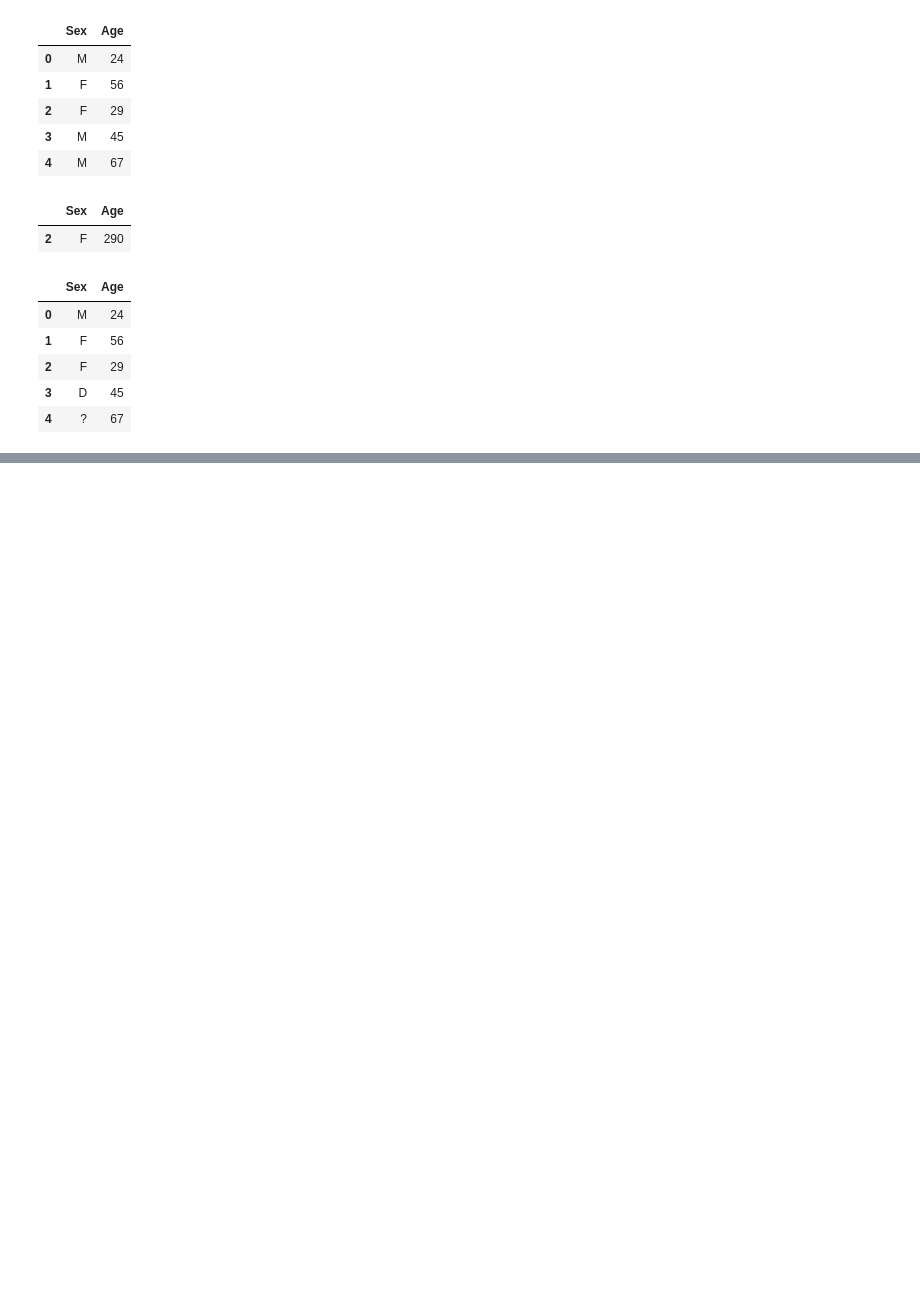
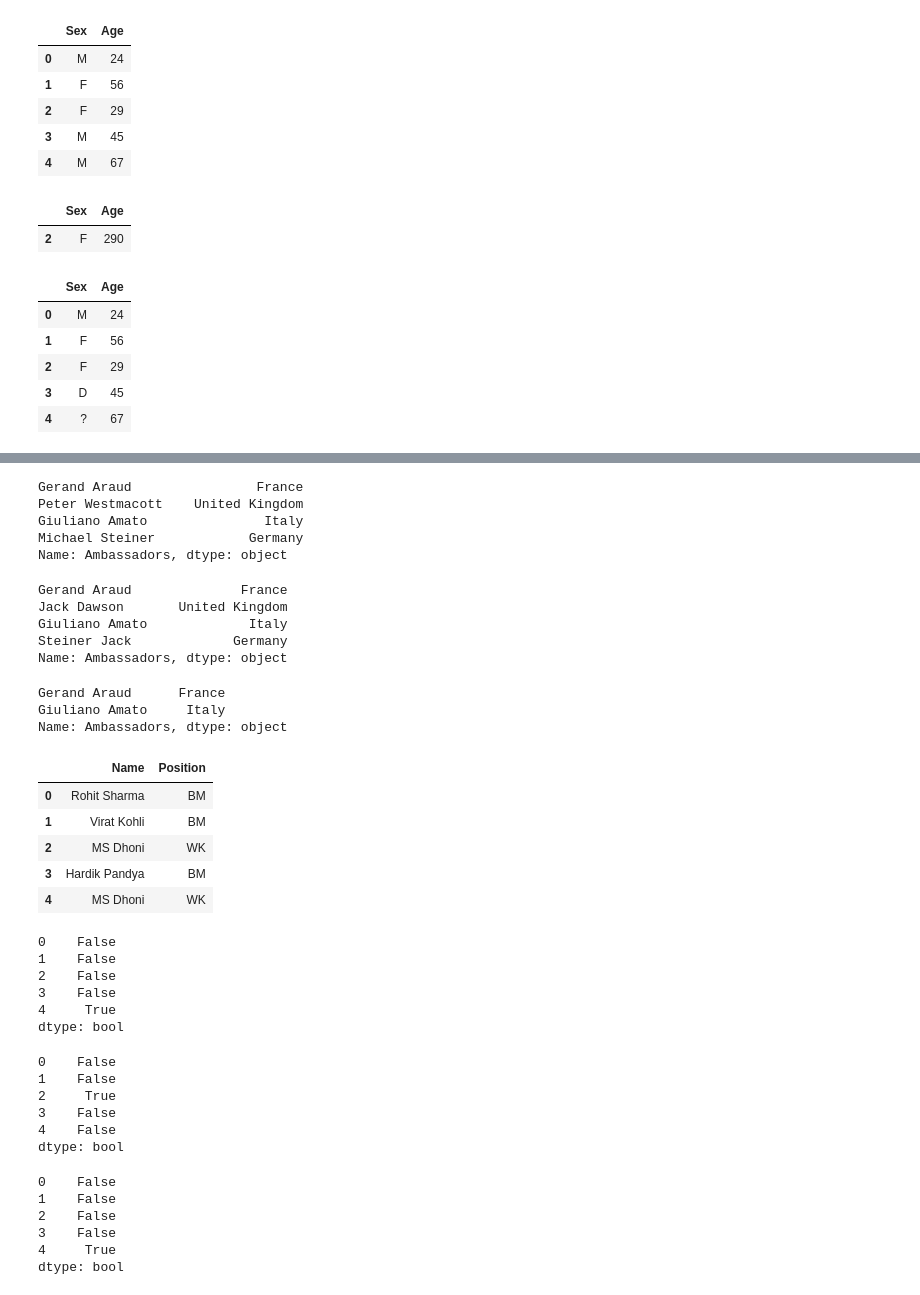
Before and after one commit to Yanil01/pandas_, a Jupyter notebook: main.ipynb, the cells around one changed output, grey strips where cells are left out. Drawn from its saved outputs; the diff is of its cells as text; code cells hidden in the pictures; blank space fills up the shorter version.

Commit message:
duplicate cleaning

```diff
--- a/main.ipynb
+++ b/main.ipynb
@@ -1066,0 +1114,60 @@ df
+# %%
+ambassadors.drop_duplicates() # drop the duplicate values of the series
+# %% [output]
+Gerand Araud                France
+Peter Westmacott    United Kingdom
+Giuliano Amato               Italy
+Michael Steiner            Germany
+Name: Ambassadors, dtype: object
+# %%
+ambassadors.drop_duplicates(keep='last') # drop the duplicate values of the series
+# %% [output]
+Gerand Araud              France
+Jack Dawson       United Kingdom
+Giuliano Amato             Italy
+Steiner Jack             Germany
+Name: Ambassadors, dtype: object
+# %%
+ambassadors.drop_duplicates(keep=False) # drop the duplicate values of the series
+# %% [output]
+Gerand Araud      France
+Giuliano Amato     Italy
+Name: Ambassadors, dtype: object
+# %%
+players = pd.DataFrame({'Name':["Rohit Sharma","Virat Kohli","MS Dhoni","Hardik Pandya","MS Dhoni"],'Position':["BM","BM","WK","BM","WK"]})
+# %%
+players
+# %% [output]
+|  | Name | Position |
+| 0 | Rohit Sharma | BM |
+| 1 | Virat Kohli | BM |
+| 2 | MS Dhoni | WK |
+| 3 | Hardik Pandya | BM |
+| 4 | MS Dhoni | WK |
+# %%
+players.duplicated() # check the duplicate values of the dataframe
+# %% [output]
+0    False
+1    False
+2    False
+3    False
+4     True
+dtype: bool
+# %%
+players.duplicated(keep='last') # check the duplicate values of the dataframe
+# %% [output]
+0    False
+1    False
+2     True
+3    False
+4    False
+dtype: bool
+# %%
+players.duplicated(subset="Name") # check the duplicate values of the dataframe based on the Name column
+# %% [output]
+0    False
+1    False
+2    False
+3    False
+4     True
+dtype: bool
```
Also changed, not shown: parts of 5 cells of this notebook.
